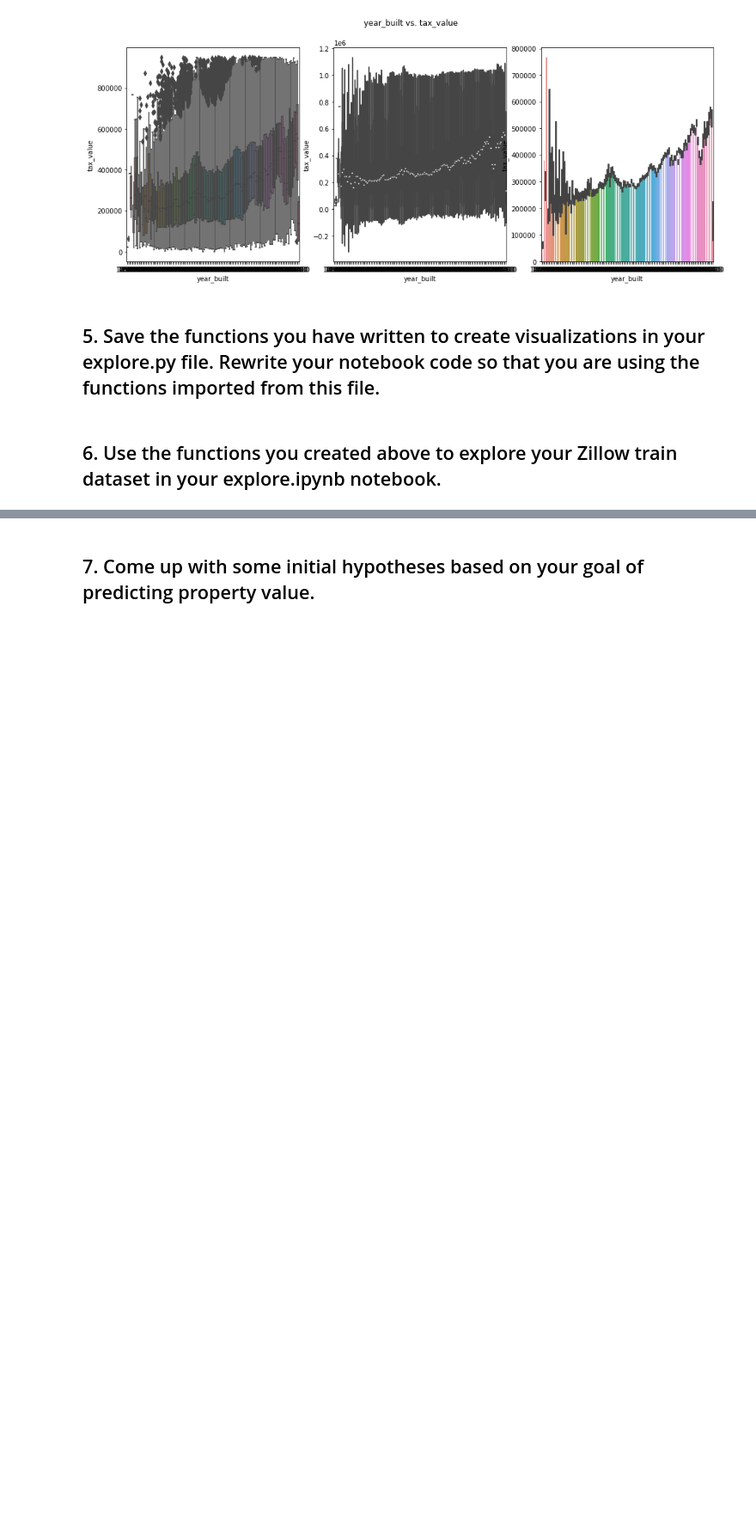
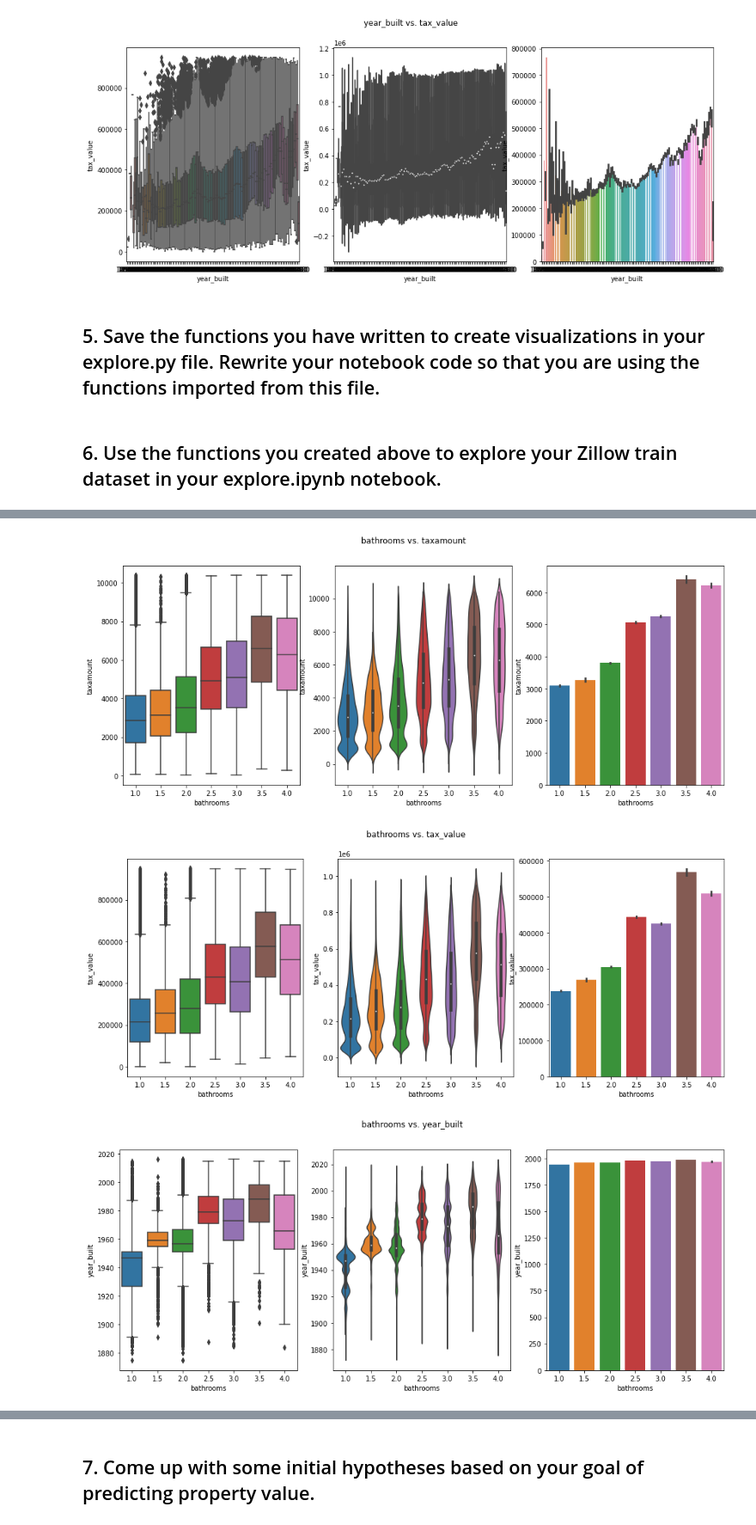
Before and after one commit to markydoug/regression-exercises, a Jupyter notebook: explore.ipynb, the cells around one changed output, grey strips where cells are left out. Shown at 86% size. Cells and saved outputs as stored; diff of their text form; code cells hidden in the pictures; blank space fills up the shorter version.

```diff
--- a/explore.ipynb
+++ b/explore.ipynb
@@ -143,0 +167,9 @@ plot_categorical_and_continuous_vars(train_sample, cat_vars, cont_vars)
+# %%
+cat_vars = ['bathrooms', 'bedrooms', 'fips']
+cont_vars = ['taxamount', 'tax_value', 'year_built', 'square_feet']
+
+e.plot_categorical_and_continuous_vars(train_sample, cat_vars, cont_vars)
+# %% [output]
+[figure, added]
+[figure, added]
+[figure, added]
```
Also changed, not shown: parts of 22 cells of this notebook.
